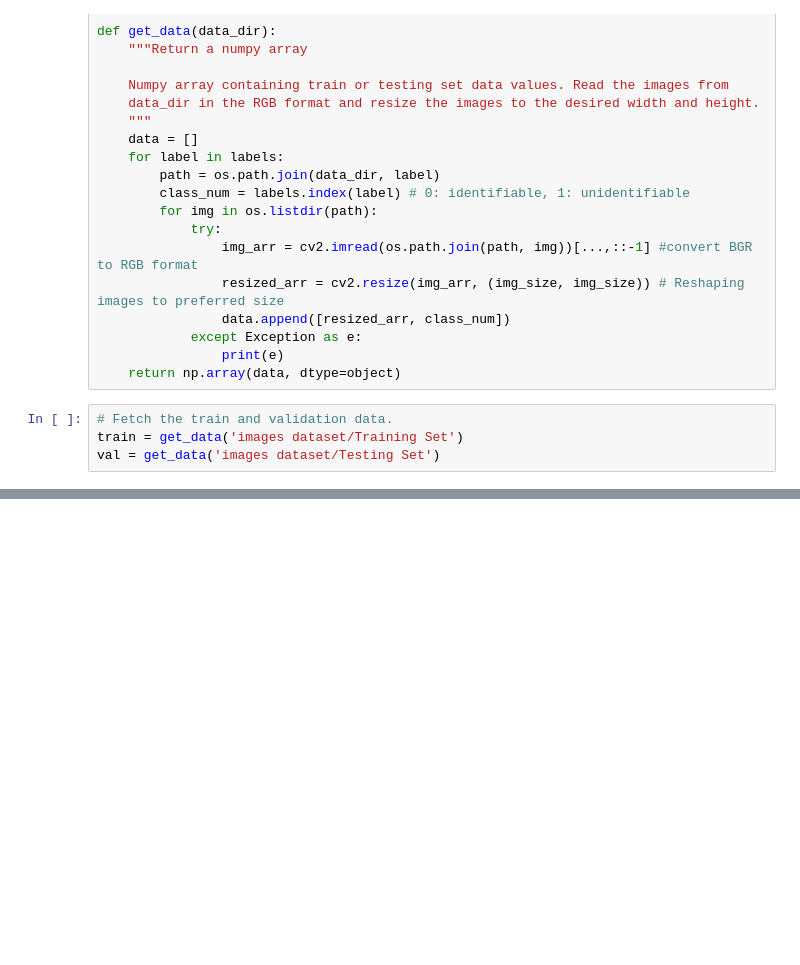
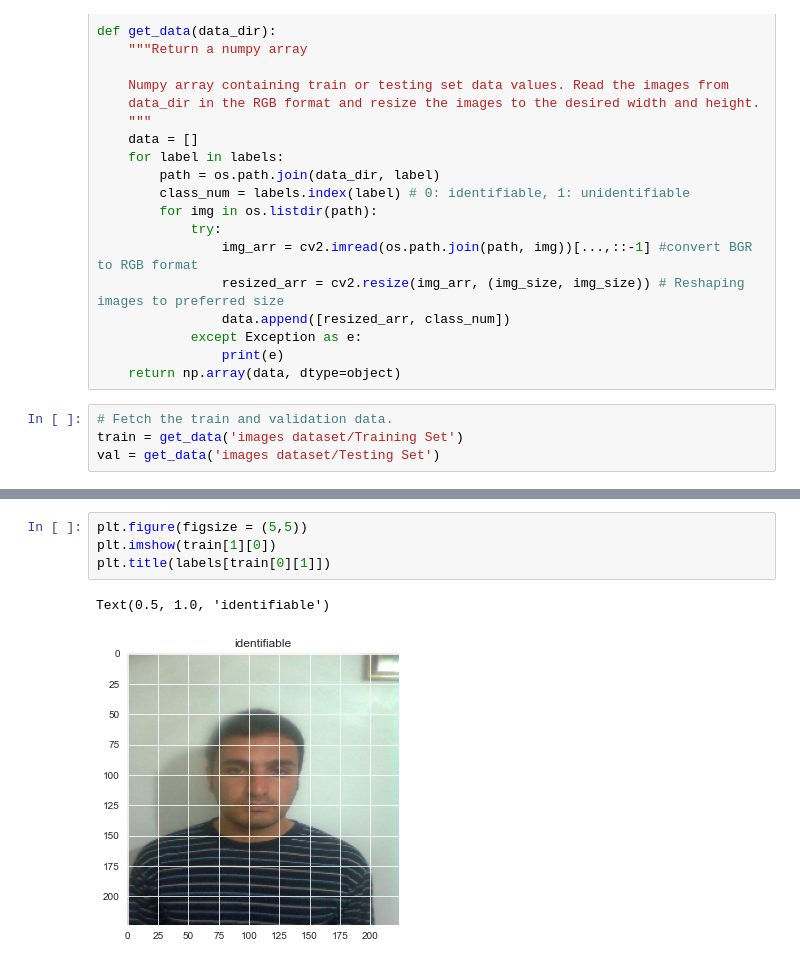
Before and after one commit to vaizgomezjoseph/image-classifier, a Jupyter notebook: ImageClassifierWorkbook.ipynb, the cells around one changed output, grey strips where cells are left out. Drawn from its saved outputs; the diff is of its cells as text; blank space fills up the shorter version.

```diff
--- a/ImageClassifierWorkbook.ipynb
+++ b/ImageClassifierWorkbook.ipynb
@@ -51,0 +66,7 @@ val = get_data('images dataset/Testing Set')
+# %%
+plt.figure(figsize = (5,5))
+plt.imshow(train[1][0])
+plt.title(labels[train[0][1]])
+# %% [output]
+Text(0.5, 1.0, 'identifiable')
+[figure, added]
```
Also changed, not shown: parts of 5 cells of this notebook.
